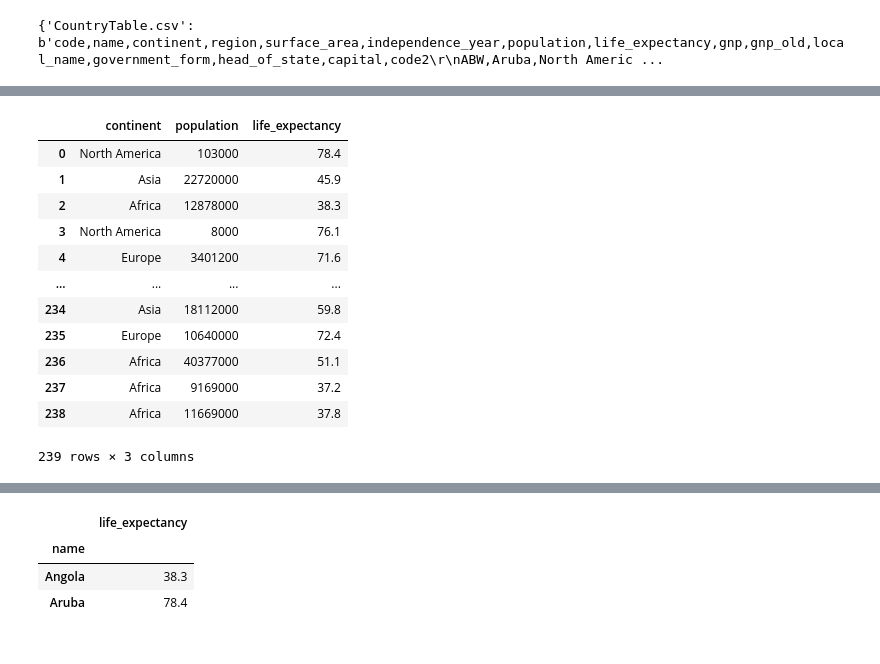
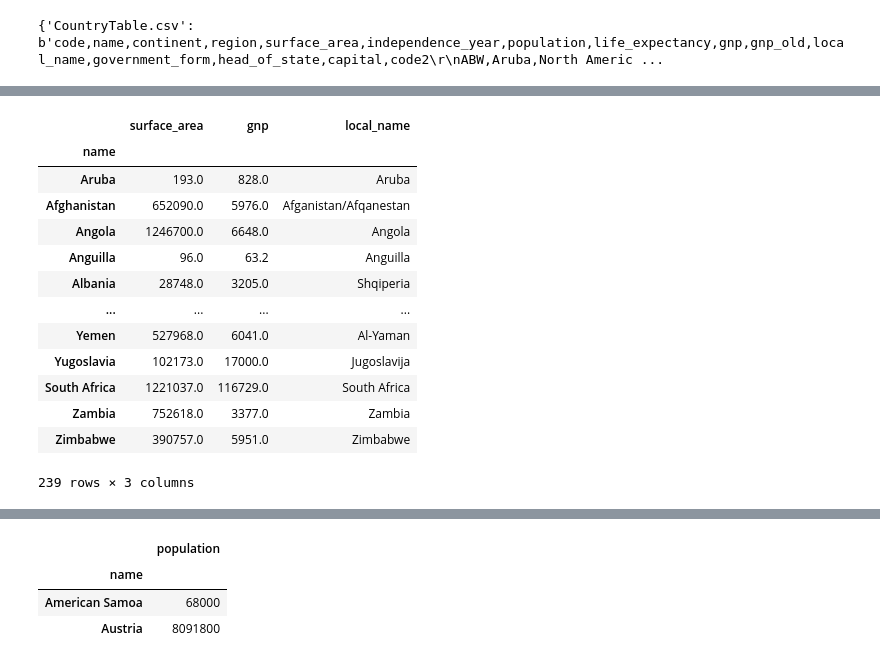
Before and after one commit to XimenaGalindo/Analitica-de-datos-, a Jupyter notebook: 1_Extraccion_de_datos.ipynb, the cells around one changed output, grey strips where cells are left out. Cells and saved outputs as stored; diff of their text form; code cells hidden in the pictures.

```diff
--- a/1_Extraccion_de_datos.ipynb
+++ b/1_Extraccion_de_datos.ipynb
@@ -53,21 +55,22 @@ filtro2
 # %%
 #filtro por COLUMNAS
-filtro3=df.iloc[ : , 6:8]
-filtro3=df.iloc[ : , [2,6,7]] #columnas no consecutivas
+filtro3=df.iloc[ : , 3:9]
+filtro3=df.iloc[ : , [3,7,9]] #columnas no consecutivas
 filtro3
 # %% [output]
-|  | continent | population | life_expectancy |
-| 0 | North America | 103000 | 78.4 |
-| 1 | Asia | 22720000 | 45.9 |
-| 2 | Africa | 12878000 | 38.3 |
-| 3 | North America | 8000 | 76.1 |
-| 4 | Europe | 3401200 | 71.6 |
+|  | surface_area | gnp | local_name |
+| name |  |  |  |
+| Aruba | 193.0 | 828.0 | Aruba |
+| Afghanistan | 652090.0 | 5976.0 | Afganistan/Afqanestan |
+| Angola | 1246700.0 | 6648.0 | Angola |
+| Anguilla | 96.0 | 63.2 | Anguilla |
+| Albania | 28748.0 | 3205.0 | Shqiperia |
 | ... | ... | ... | ... |
-| 234 | Asia | 18112000 | 59.8 |
-| 235 | Europe | 10640000 | 72.4 |
-| 236 | Africa | 40377000 | 51.1 |
-| 237 | Africa | 9169000 | 37.2 |
-| 238 | Africa | 11669000 | 37.8 |
+| Yemen | 527968.0 | 6041.0 | Al-Yaman |
+| Yugoslavia | 102173.0 | 17000.0 | Jugoslavija |
+| South Africa | 1221037.0 | 116729.0 | South Africa |
+| Zambia | 752618.0 | 3377.0 | Zambia |
+| Zimbabwe | 390757.0 | 5951.0 | Zimbabwe |
 239 rows × 3 columns
 # %%
 df= pd.read_csv("CountryTable.csv", index_col=1)
@@ -89,12 +92,12 @@ df
 239 rows × 14 columns
 # %%
 #filtro de FILAS VS COLUMNAS
-filtro4=df.loc[["Angola","Aruba"], ["life_expectancy"]]
+filtro4=df.loc[["American Samoa","Austria"], ["population"]]
 filtro4
 # %% [output]
-|  | life_expectancy |
+|  | population |
 | name |  |
-| Angola | 38.3 |
-| Aruba | 78.4 |
+| American Samoa | 68000 |
+| Austria | 8091800 |
 # %%
 #filtro de CABECERA
```
Also changed, not shown: parts of 7 cells of this notebook.
